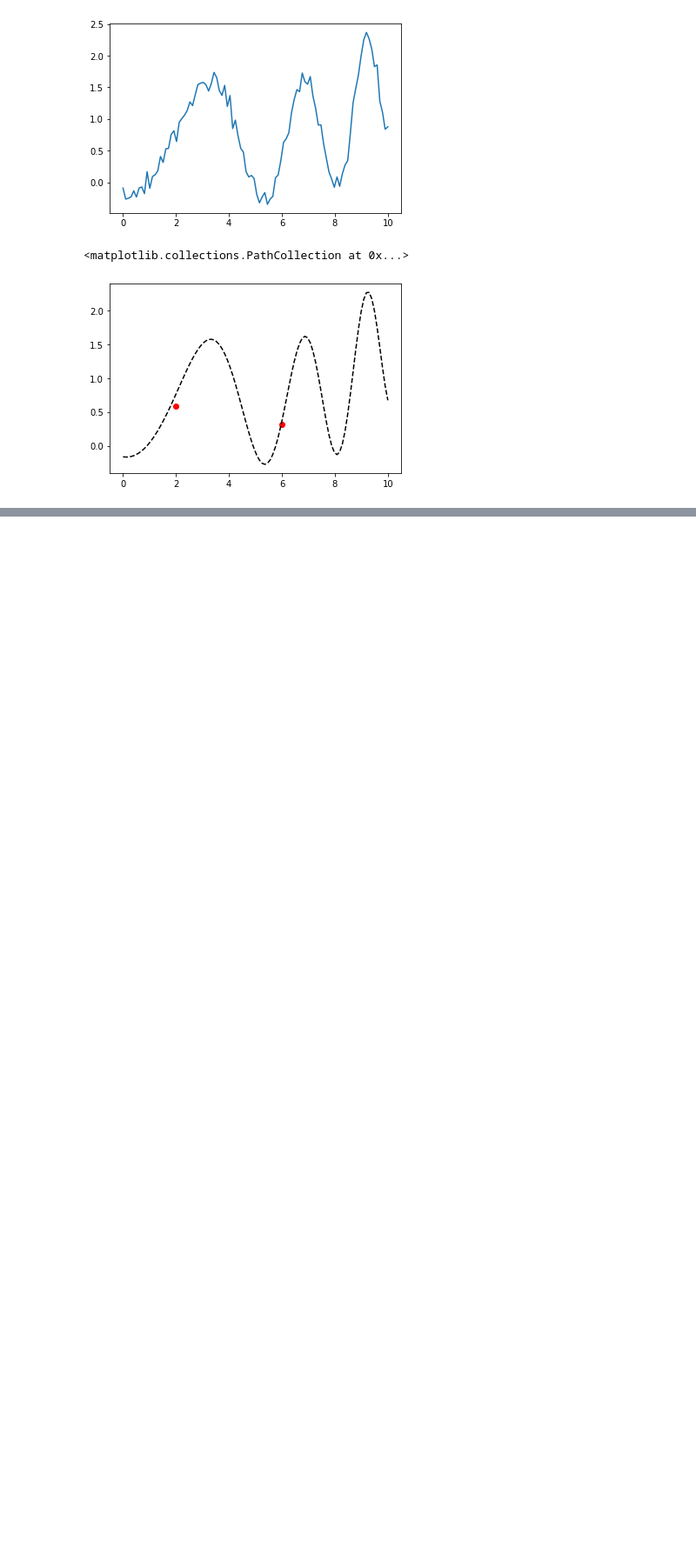
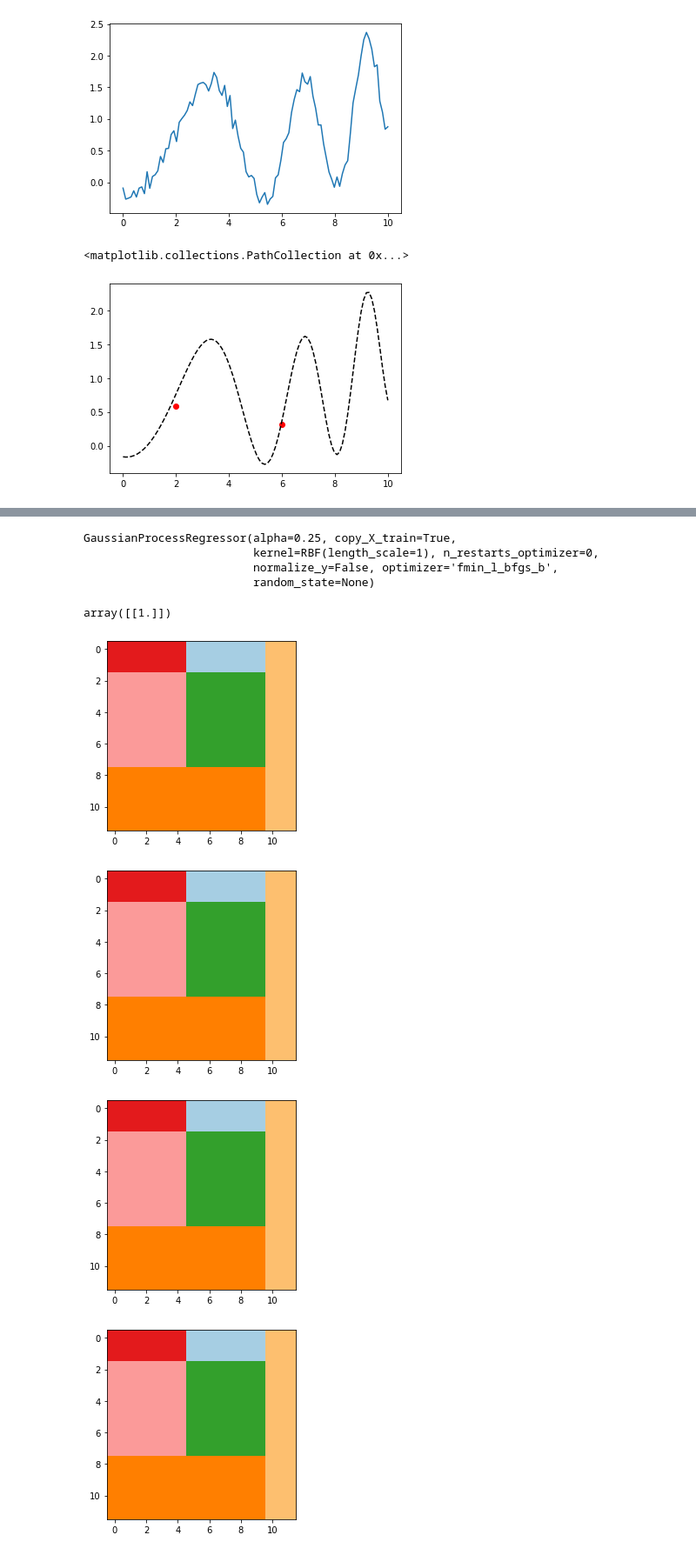
Before and after one commit to benlevyx/interpretable-ml, a Jupyter notebook: notebooks/bayes_opt.ipynb, the cells around one changed output, grey strips where cells are left out. Shown at 87% size. Saved outputs shown, nothing was run; the diff lists cells and outputs as text; code cells hidden in the pictures; blank space fills up the shorter version.

Commit message:
Implementing gaussian process

```diff
--- a/notebooks/bayes_opt.ipynb
+++ b/notebooks/bayes_opt.ipynb
@@ -47,3 +202,5 @@ plt.scatter(X_init, Y_init, color='r')
 # %%
-rbf = RBF(length_scale=1.)
-gpr = GaussianProcessRegressor(kernel=rbf, alpha=(sigma * 2)**2)
+sigma = .5
+length_scale = 1.
+kernel = RBF(length_scale=length_scale)
+gpr = GaussianProcessRegressor(kernel=kernel, alpha=sigma ** 2)
@@ -83,0 +209,43 @@ plt.show()
+# %%
+n_per_db = 6
+accuracy = lambda x: x / n_per_db
+
+def simulate_response_random(*args, **kwargs):
+    return accuracy(np.random.binomial(n_per_db, .8))
+# %%
+idx_obs = [idx_init]
+X_init = np.array([feat_vecs[idx_init]])
+Y_init = np.array([[simulate_response_random()]])
+# %%
+gpr.fit(X_obs, Y_obs)
+# %% [output]
+GaussianProcessRegressor(alpha=0.25, copy_X_train=True,
+                         kernel=RBF(length_scale=1), n_restarts_optimizer=0,
+                         normalize_y=False, optimizer='fmin_l_bfgs_b',
+                         random_state=None)
+# %%
+Y_init
+# %% [output]
+array([[1.]])
+# %%
+n_iter = 10
+
+X_samp, Y_samp = X_init, Y_init
+
+for i in range(n_iter):
+    gpr.fit(X_samp, Y_samp)
+    exp_imp = bo.expected_improvement(feat_vecs, X_obs, Y_obs, gpr)
+    idx_next = np.argmin(exp_imp)
+    X_next = feat_vecs[idx_next]
+    Y_next = np.array([[simulate_response_random()]])
+
+    plotting.plot_treemap(treemaps[idx_next])
+    plt.show()
+
+    X_samp = np.vstack((X_samp, X_next))
+    Y_samp = np.vstack((Y_samp, Y_next))
+# %% [output]
+[figure, added]
+[figure, added]
+[figure, added]
+[figure, added]
```
Also changed, not shown: parts of 13 cells of this notebook, 7 other files.
